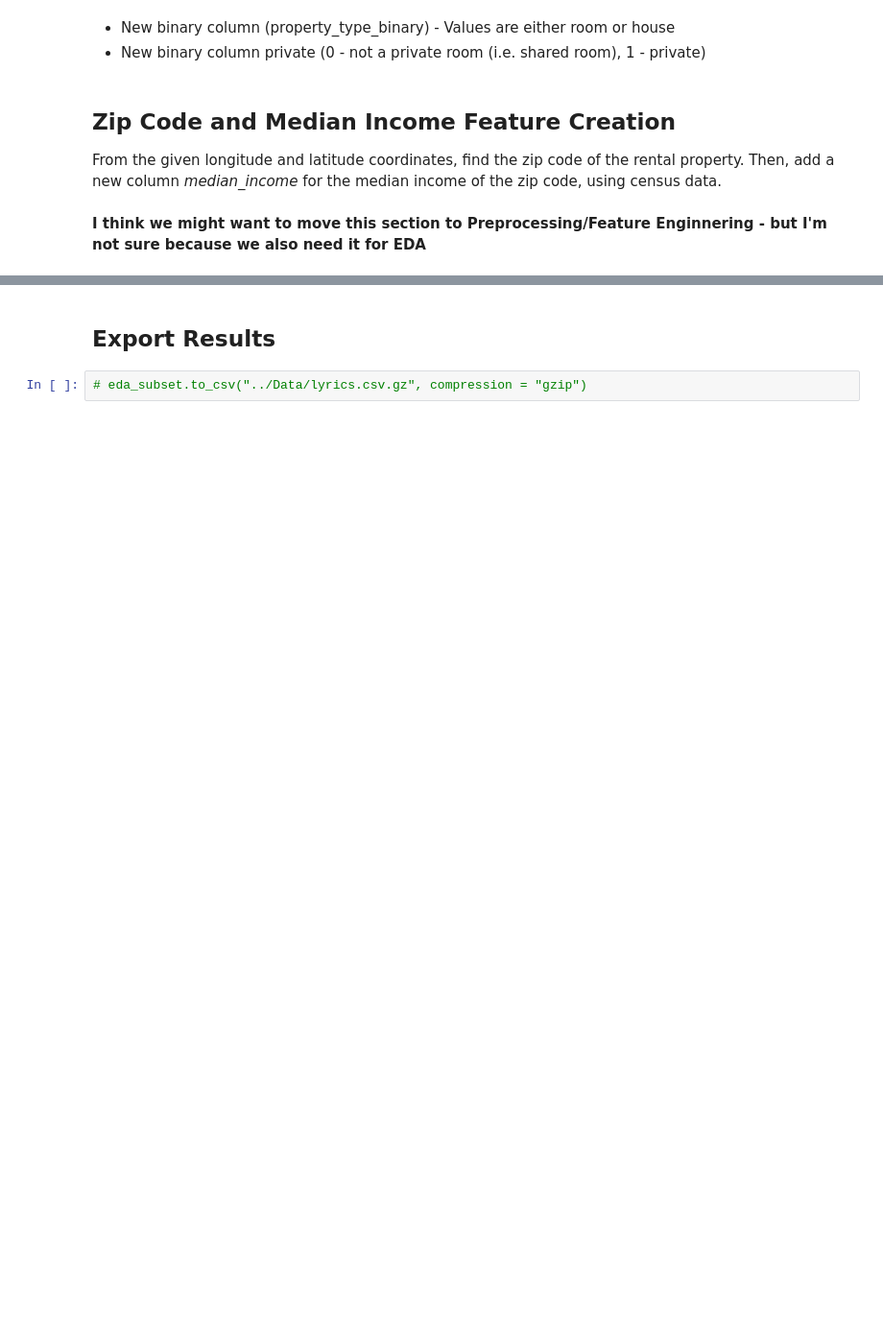
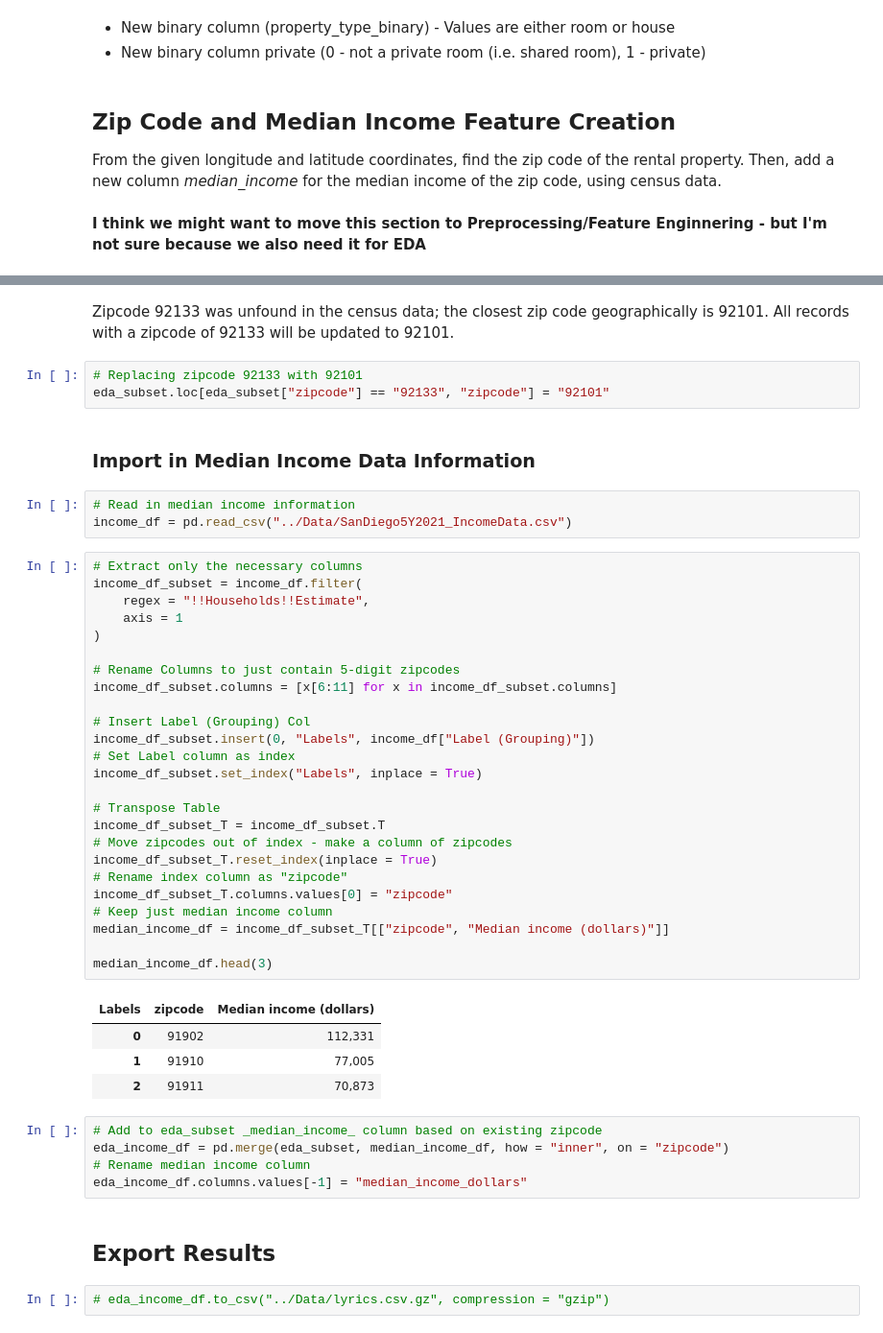
Before and after one commit to nlee98/ADS-599_Capstone_Project, a Jupyter notebook: Code Library/Data_Exploration.ipynb, the cells around one changed output, grey strips where cells are left out. Shown at 96% size. Drawn from its saved outputs; the diff is of its cells as text; blank space fills up the shorter version.

```diff
--- a/Code Library/Data_Exploration.ipynb
+++ b/Code Library/Data_Exploration.ipynb
@@ -359,4 +363,49 @@ Name: zipcode, dtype: object
+# %% [markdown]
+Zipcode 92133 was unfound in the census data; the closest zip code geographically is 92101. All records with a zipcode of 92133 will be updated to 92101.
+# %%
+# Replacing zipcode 92133 with 92101
+eda_subset.loc[eda_subset["zipcode"] == "92133", "zipcode"] = "92101"
+# %% [markdown]
+### Import in Median Income Data Information
+# %%
+# Read in median income information
+income_df = pd.read_csv("../Data/SanDiego5Y2021_IncomeData.csv")
+# %%
+# Extract only the necessary columns
+income_df_subset = income_df.filter(
+    regex = "!!Households!!Estimate",
+    axis = 1
+)
+
+# Rename Columns to just contain 5-digit zipcodes
+income_df_subset.columns = [x[6:11] for x in income_df_subset.columns]
+
+# Insert Label (Grouping) Col
+income_df_subset.insert(0, "Labels", income_df["Label (Grouping)"])
+# Set Label column as index
+income_df_subset.set_index("Labels", inplace = True)
+
+# Transpose Table
+income_df_subset_T = income_df_subset.T
+# Move zipcodes out of index - make a column of zipcodes
+income_df_subset_T.reset_index(inplace = True)
+# Rename index column as "zipcode"
+income_df_subset_T.columns.values[0] = "zipcode"
+# Keep just median income column
+median_income_df = income_df_subset_T[["zipcode", "Median income (dollars)"]]
+
+median_income_df.head(3)
+# %% [output]
+| Labels | zipcode | Median income (dollars) |
+| 0 | 91902 | 112,331 |
+| 1 | 91910 | 77,005 |
+| 2 | 91911 | 70,873 |
+# %%
+# Add to eda_subset _median_income_ column based on existing zipcode
+eda_income_df = pd.merge(eda_subset, median_income_df, how = "inner", on = "zipcode")
+# Rename median income column
+eda_income_df.columns.values[-1] = "median_income_dollars"
 # %% [markdown]
 ## Export Results
 # %%
-# eda_subset.to_csv("../Data/lyrics.csv.gz", compression = "gzip")
+# eda_income_df.to_csv("../Data/lyrics.csv.gz", compression = "gzip")
```
Also changed, not shown: parts of 7 cells of this notebook, 1 other file.
